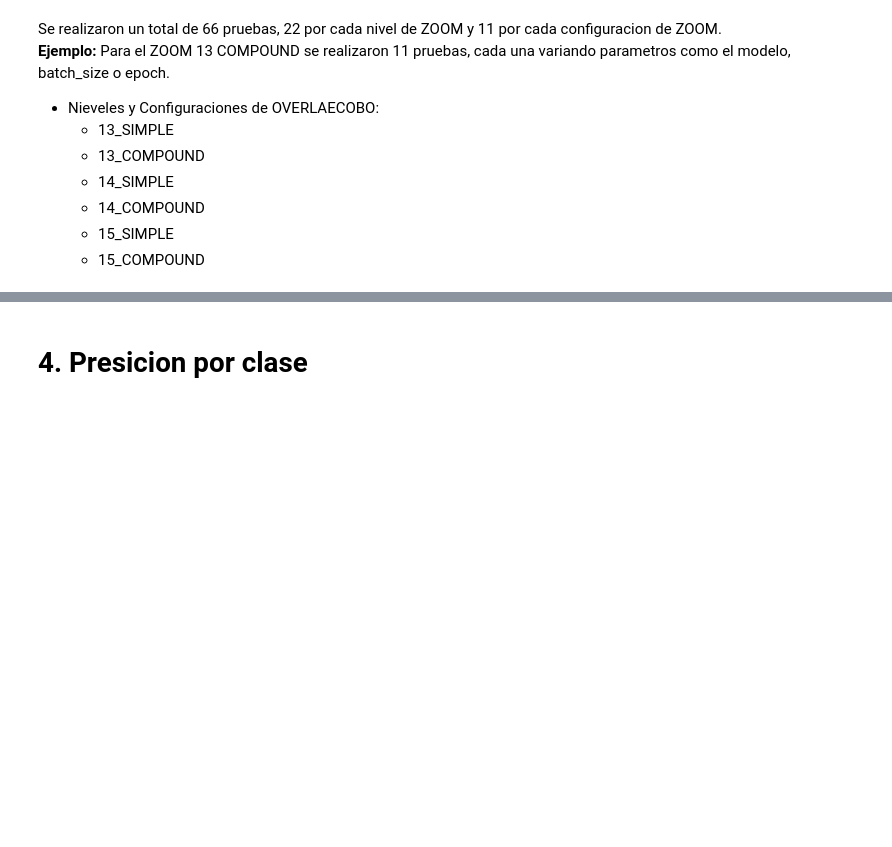
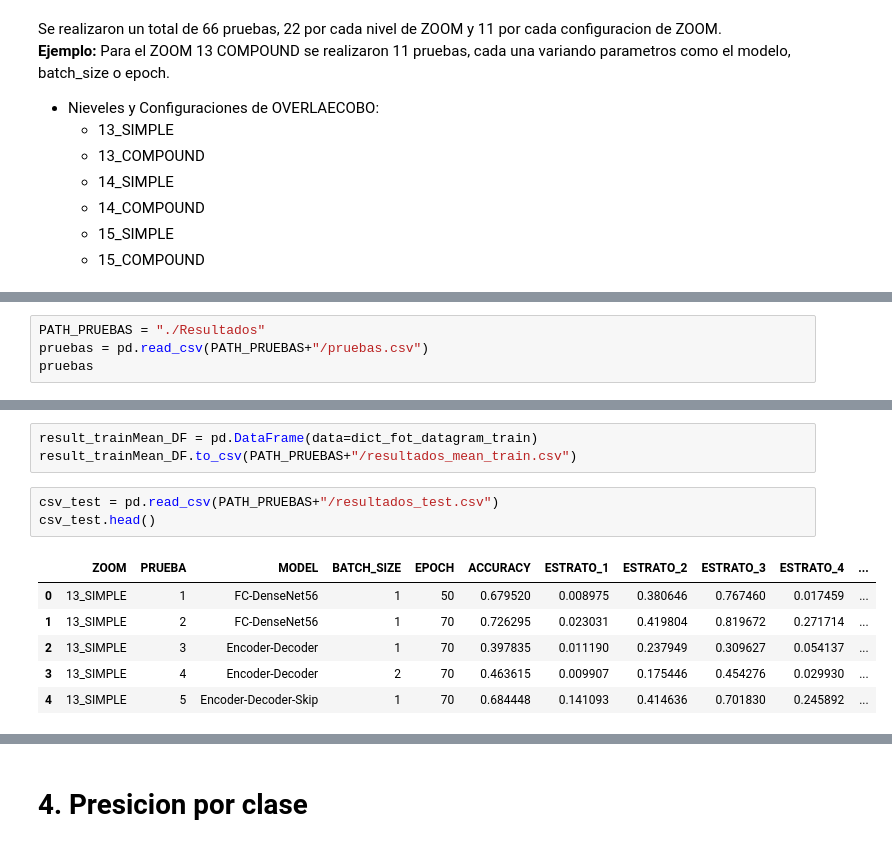
Before and after one commit to DaielChom/proyecto_uis, a Jupyter notebook: 06 - Resultados.ipynb, the cells around one changed output, grey strips where cells are left out. Drawn from its saved outputs; the diff is of its cells as text; blank space fills up the shorter version.

Commit message:
:pencil: Exploring result

```diff
--- a/06 - Resultados.ipynb
+++ b/06 - Resultados.ipynb
@@ -111,0 +24,4 @@ Tanto target como predict
+# %%
+PATH_PRUEBAS = "./Resultados"
+pruebas = pd.read_csv(PATH_PRUEBAS+"/pruebas.csv")
+pruebas
@@ -111,0 +636,13 @@ Tanto target como predict
+# %%
+result_trainMean_DF = pd.DataFrame(data=dict_fot_datagram_train)
+result_trainMean_DF.to_csv(PATH_PRUEBAS+"/resultados_mean_train.csv")
+# %%
+csv_test = pd.read_csv(PATH_PRUEBAS+"/resultados_test.csv")
+csv_test.head()
+# %% [output]
+|  | ZOOM | PRUEBA | MODEL | BATCH_SIZE | EPOCH | ACCURACY | ESTRATO_1 | ESTRATO_2 | ESTRATO_3 | ESTRATO_4 | ... |
+| 0 | 13_SIMPLE | 1 | FC-DenseNet56 | 1 | 50 | 0.679520 | 0.008975 | 0.380646 | 0.767460 | 0.017459 | ... |
+| 1 | 13_SIMPLE | 2 | FC-DenseNet56 | 1 | 70 | 0.726295 | 0.023031 | 0.419804 | 0.819672 | 0.271714 | ... |
+| 2 | 13_SIMPLE | 3 | Encoder-Decoder | 1 | 70 | 0.397835 | 0.011190 | 0.237949 | 0.309627 | 0.054137 | ... |
+| 3 | 13_SIMPLE | 4 | Encoder-Decoder | 2 | 70 | 0.463615 | 0.009907 | 0.175446 | 0.454276 | 0.029930 | ... |
+| 4 | 13_SIMPLE | 5 | Encoder-Decoder-Skip | 1 | 70 | 0.684448 | 0.141093 | 0.414636 | 0.701830 | 0.245892 | ... |
```
Also changed, not shown: parts of 51 cells of this notebook.
